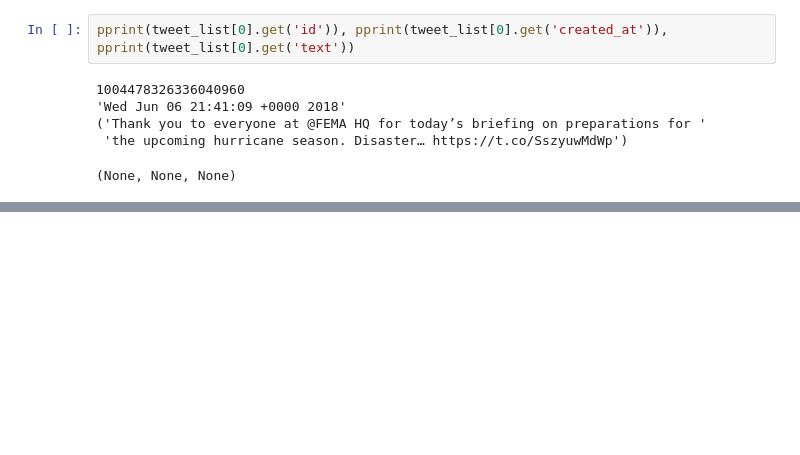
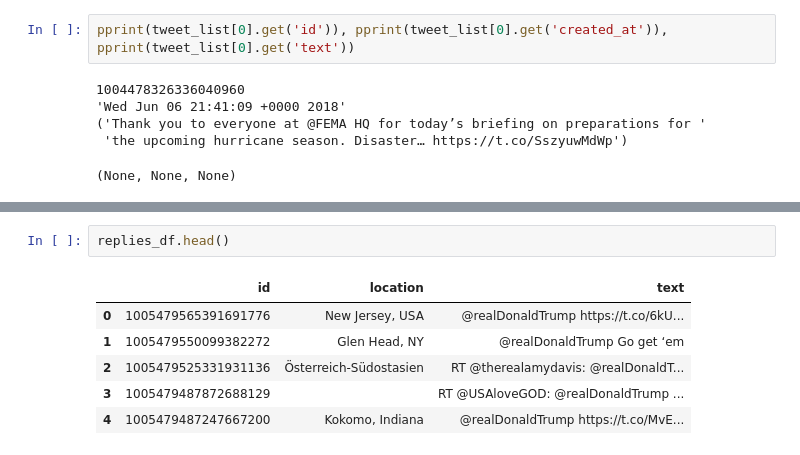
Before and after one commit to rkagathi/PyriteProject, a Jupyter notebook: Cleaning Data - US President & Vice President.ipynb, the cells around one changed output, grey strips where cells are left out. Drawn from its saved outputs; the diff is of its cells as text; blank space fills up the shorter version.

```diff
--- a/Cleaning Data - US President & Vice President.ipynb
+++ b/Cleaning Data - US President & Vice President.ipynb
@@ -135,0 +154,9 @@ for reply in replies_list:
+# %%
+replies_df.head()
+# %% [output]
+|  | id | location | text |
+| 0 | 1005479565391691776 | New Jersey, USA | @realDonaldTrump https://t.co/6kU... |
+| 1 | 1005479550099382272 | Glen Head, NY | @realDonaldTrump Go get ‘em |
+| 2 | 1005479525331931136 | Österreich-Südostasien | RT @therealamydavis: @realDonaldT... |
+| 3 | 1005479487872688129 |  | RT @USAloveGOD: @realDonaldTrump ... |
+| 4 | 1005479487247667200 | Kokomo, Indiana | @realDonaldTrump https://t.co/MvE... |
```
Also changed, not shown: parts of 11 cells of this notebook.
